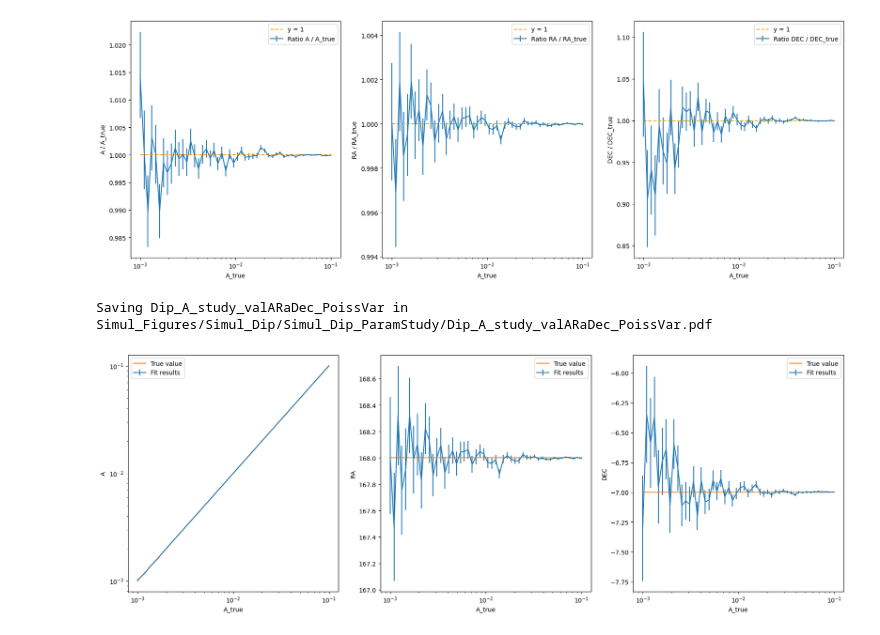
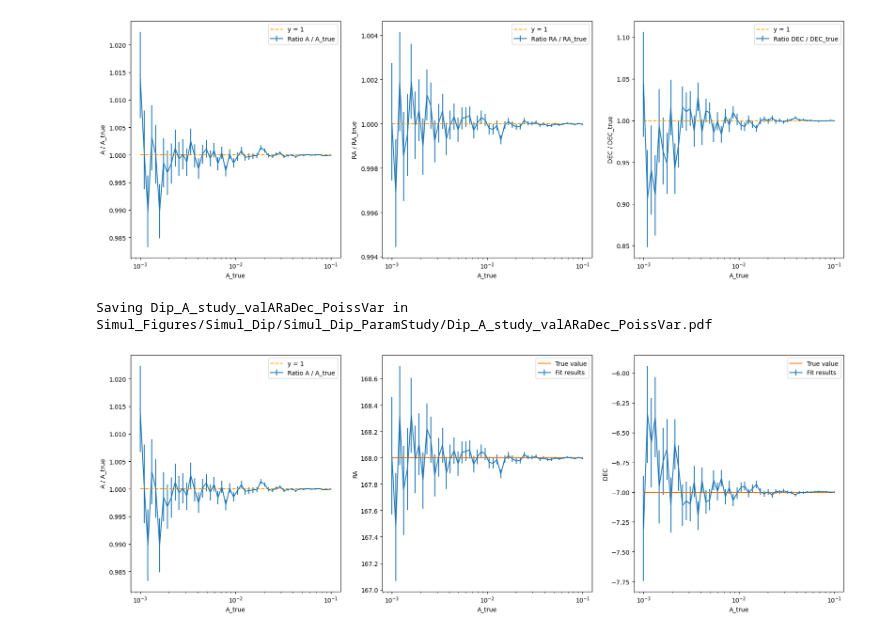
Before and after one commit to johannct/M2_Stage_Code, a Jupyter notebook: Simulation/A_Study.ipynb, the cells around one changed output. Saved outputs shown, nothing was run; the diff lists cells and outputs as text; code cells hidden in the pictures.

```diff
--- a/Simulation/A_Study.ipynb
+++ b/Simulation/A_Study.ipynb
@@ -115,12 +115,12 @@ Saving Dip_A_study_ratioARaDec_PoissVar in Simul_Figures/Simul_Dip/Simul_Dip_Par
 [figure]
 # %%
 fig, ax = plt.subplots(1, 3, figsize=(3*7,7))
-compareFit_val(dfMinuit_filtered, "A", "A", nsigma=1, figax=(fig, ax[0]), surface=False, yscale='log')
+compareFit_ratio(dfMinuit_filtered, "A", "A", nsigma=1, figax=(fig, ax[0]), surface=False)
 compareFit_val(dfMinuit_filtered, "A", "ra", ylabel="RA", nsigma=1, figax=(fig, ax[1]), surface=False)
 compareFit_val(dfMinuit_filtered, "A", "dec", ylabel="DEC", nsigma=1, figax=(fig, ax[2]), surface=False)
 
 sufix = "Dip_A_study_valARaDec"
 get_savefig(plt, output_path, sufix + poissSuffix)
 # %% [output]
 Saving Dip_A_study_valARaDec_PoissVar in Simul_Figures/Simul_Dip/Simul_Dip_ParamStudy/Dip_A_study_valARaDec_PoissVar.pdf
-[figure, old version]
+[figure, new version]
```
Also changed, not shown: parts of 1 cell of this notebook, 5 other files.
